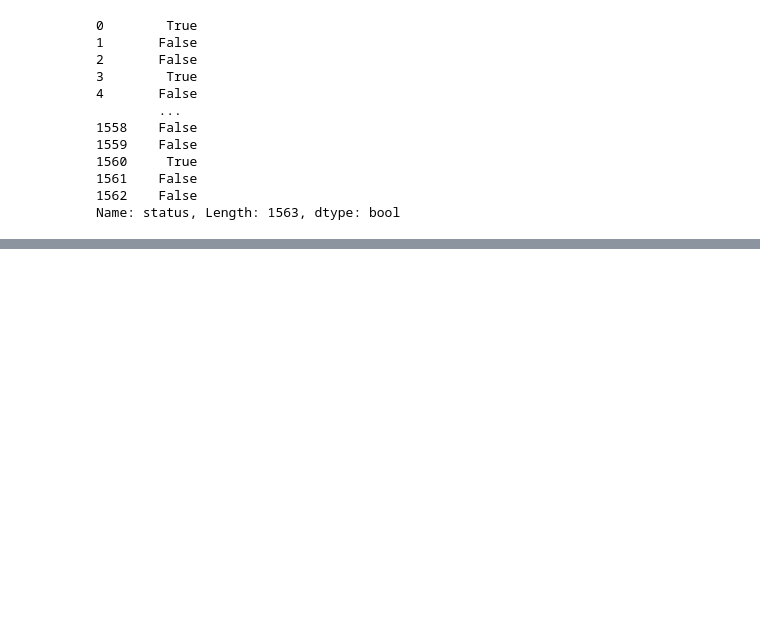
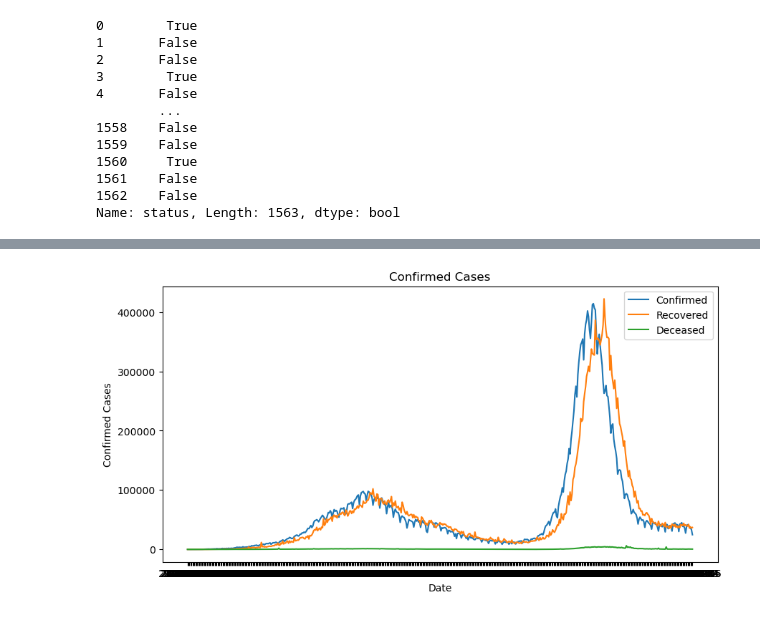
Before and after one commit to brainmentorspvtltd/ds-py, a Jupyter notebook: pandas_1.ipynb, the cells around one changed output, grey strips where cells are left out. Saved outputs shown, nothing was run; the diff lists cells and outputs as text; code cells hidden in the pictures; blank space fills up the shorter version.

```diff
--- a/pandas_1.ipynb
+++ b/pandas_1.ipynb
@@ -127,0 +151,12 @@ Name: status, Length: 1563, dtype: bool
+# %%
+plt.figure(figsize=(10,5))
+plt.plot(confirmed_df['dateymd'], confirmed_df['tt'],label = "Confirmed")
+plt.plot(recovered_df['dateymd'], recovered_df['tt'],label = "Recovered")
+plt.plot(deceased_df['dateymd'], deceased_df['tt'],label = "Deceased")
+plt.title("Confirmed Cases")
+plt.xlabel("Date")
+plt.ylabel("Confirmed Cases")
+plt.legend()
+plt.show()
+# %% [output]
+[figure, added]
```
Also changed, not shown: parts of 9 cells of this notebook, 1 other file.
